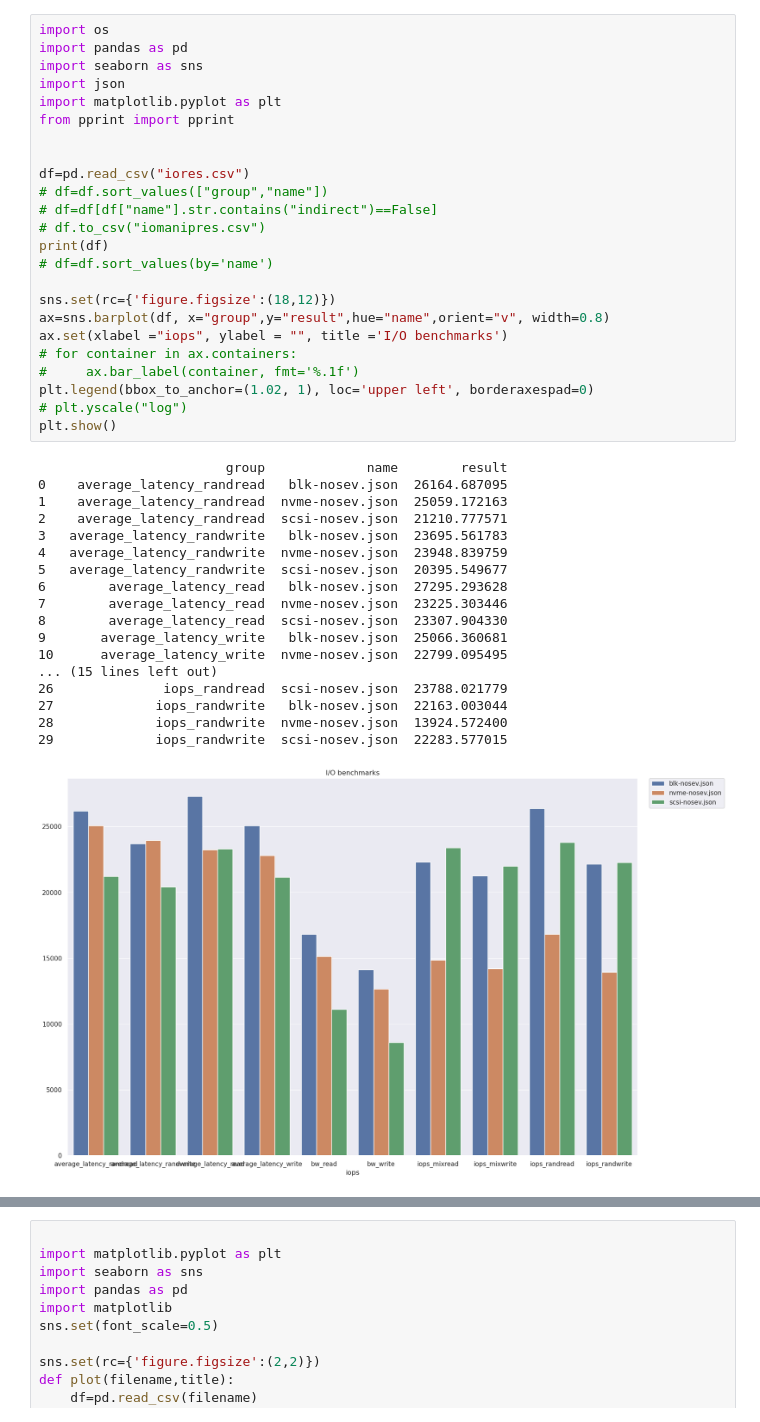
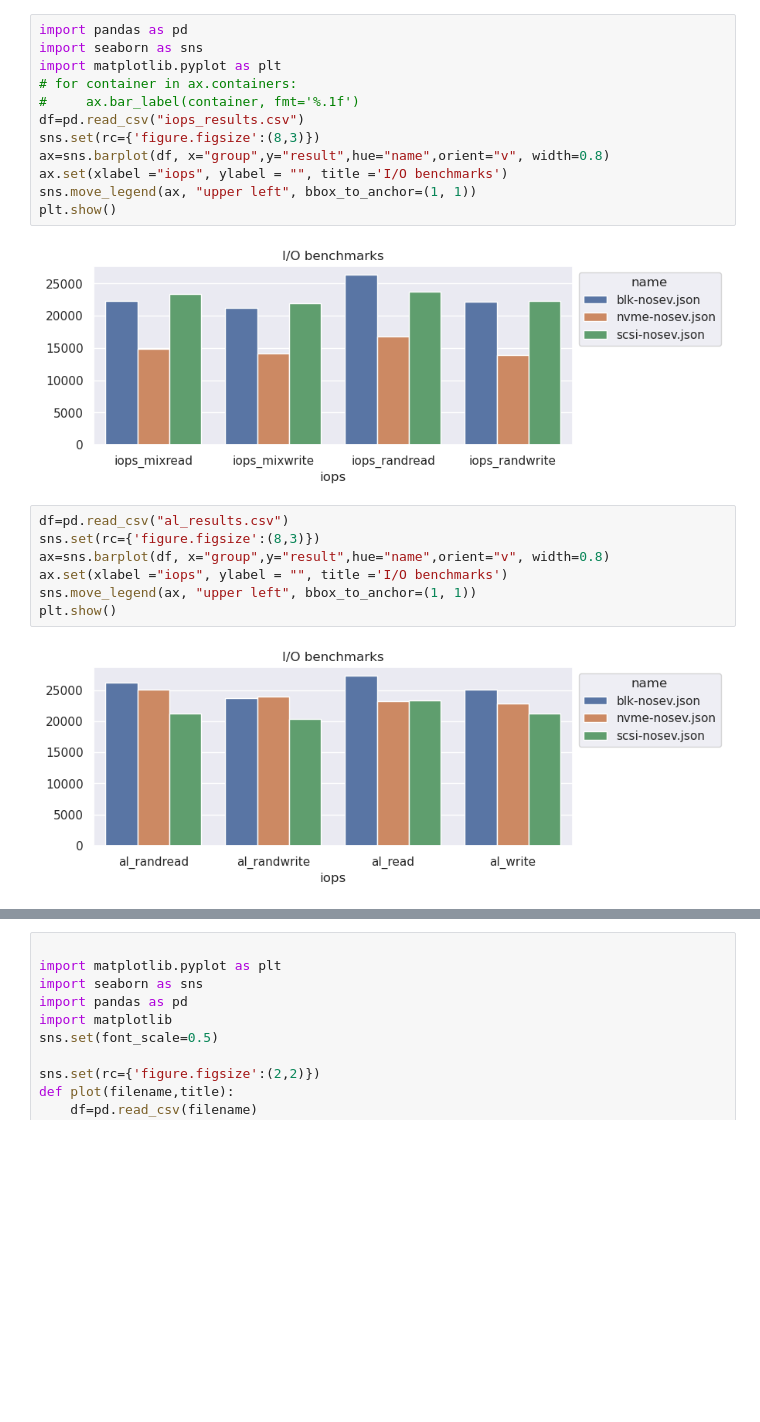
Before and after one commit to rcastellotti/gr, a Jupyter notebook: main.ipynb, the cells around one changed output, grey strips where cells are left out. Drawn from its saved outputs; the diff is of its cells as text; blank space fills up the shorter version.

```diff
--- a/main.ipynb
+++ b/main.ipynb
@@ -1,43 +1,23 @@
 # %%
-import os
 import pandas as pd
 import seaborn as sns
-import json
 import matplotlib.pyplot as plt
-from pprint import pprint
-
-
-df=pd.read_csv("iores.csv")
-# df=df.sort_values(["group","name"])
-# df=df[df["name"].str.contains("indirect")==False]
-# df.to_csv("iomanipres.csv")
-print(df)
-# df=df.sort_values(by='name')
-
-sns.set(rc={'figure.figsize':(18,12)})
+# for container in ax.containers:
+#     ax.bar_label(container, fmt='%.1f')
+df=pd.read_csv("iops_results.csv")
+sns.set(rc={'figure.figsize':(8,3)})
 ax=sns.barplot(df, x="group",y="result",hue="name",orient="v", width=0.8)
 ax.set(xlabel ="iops", ylabel = "", title ='I/O benchmarks')
-# for container in ax.containers:
-#     ax.bar_label(container, fmt='%.1f')
-plt.legend(bbox_to_anchor=(1.02, 1), loc='upper left', borderaxespad=0)
-# plt.yscale("log")
+sns.move_legend(ax, "upper left", bbox_to_anchor=(1, 1))
 plt.show()
 # %% [output]
-                        group             name        result
-0    average_latency_randread   blk-nosev.json  26164.687095
-1    average_latency_randread  nvme-nosev.json  25059.172163
-2    average_latency_randread  scsi-nosev.json  21210.777571
-3   average_latency_randwrite   blk-nosev.json  23695.561783
-4   average_latency_randwrite  nvme-nosev.json  23948.839759
-5   average_latency_randwrite  scsi-nosev.json  20395.549677
-6        average_latency_read   blk-nosev.json  27295.293628
-7        average_latency_read  nvme-nosev.json  23225.303446
-8        average_latency_read  scsi-nosev.json  23307.904330
-9       average_latency_write   blk-nosev.json  25066.360681
-10      average_latency_write  nvme-nosev.json  22799.095495
-... (15 lines left out)
-26              iops_randread  scsi-nosev.json  23788.021779
-27             iops_randwrite   blk-nosev.json  22163.003044
-28             iops_randwrite  nvme-nosev.json  13924.572400
-29             iops_randwrite  scsi-nosev.json  22283.577015
-[figure, old version]
+[figure, new version]
+# %%
+df=pd.read_csv("al_results.csv")
+sns.set(rc={'figure.figsize':(8,3)})
+ax=sns.barplot(df, x="group",y="result",hue="name",orient="v", width=0.8)
+ax.set(xlabel ="iops", ylabel = "", title ='I/O benchmarks')
+sns.move_legend(ax, "upper left", bbox_to_anchor=(1, 1))
+plt.show()
+# %% [output]
+[figure, added]
```
Also changed, not shown: parts of 1 cell of this notebook, 4 other files.
